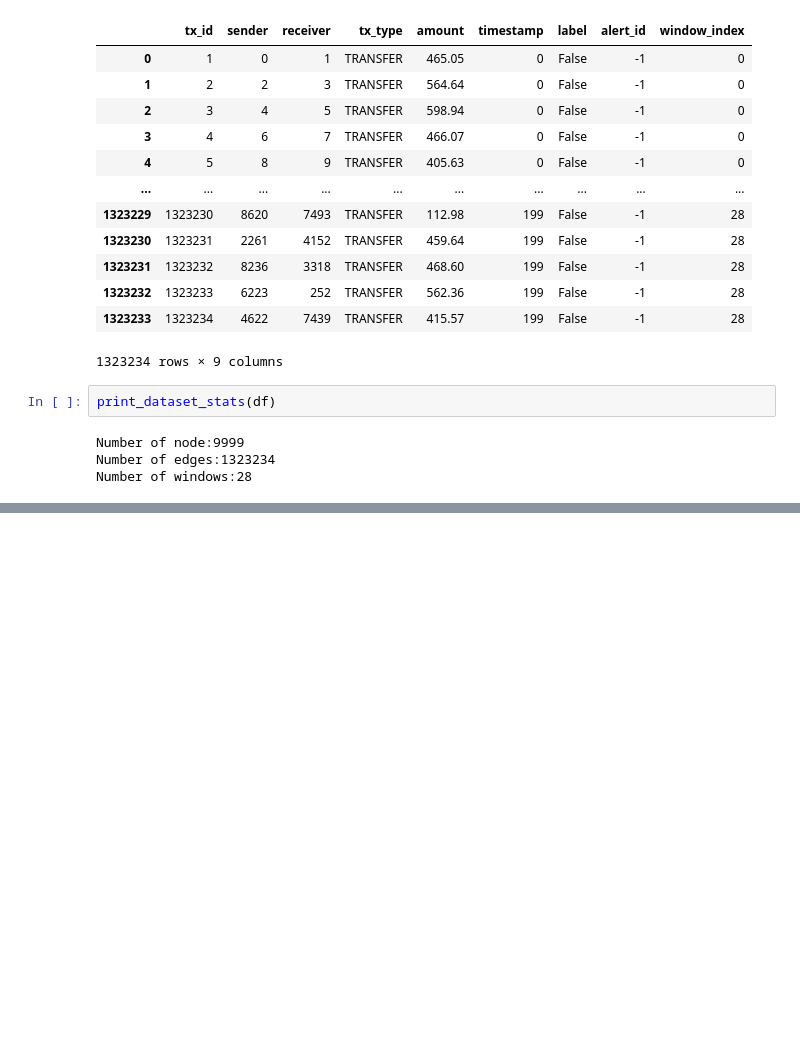
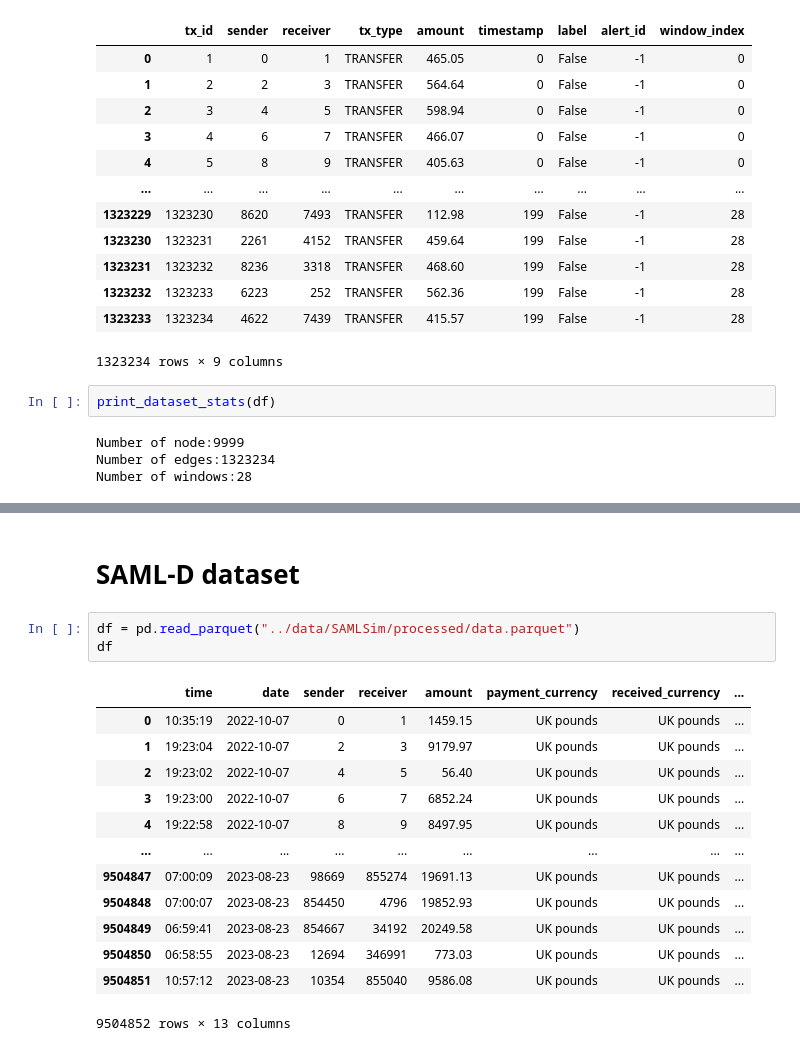
Before and after one commit to fafal-abnir/DyGraFeX, a Jupyter notebook: notebook/datasets_stats.ipynb, the cells around one changed output, grey strips where cells are left out. Saved outputs shown, nothing was run; the diff lists cells and outputs as text; blank space fills up the shorter version.

```diff
--- a/notebook/datasets_stats.ipynb
+++ b/notebook/datasets_stats.ipynb
@@ -176,3 +176,22 @@ amlsim_graph_df
 | 909747 | 1323233 | 6223 | 252 | TRANSFER | 562.36 | 199 | False | -1 | 28 | ... |
 | 909748 | 1323234 | 4622 | 7439 | TRANSFER | 415.57 | 199 | False | -1 | 28 | ... |
 909749 rows × 69 columns
+# %% [markdown]
+# SAML-D dataset
+# %%
+df = pd.read_parquet("../data/SAMLSim/processed/data.parquet")
+df
+# %% [output]
+|  | time | date | sender | receiver | amount | payment_currency | received_currency | ... |
+| 0 | 10:35:19 | 2022-10-07 | 0 | 1 | 1459.15 | UK pounds | UK pounds | ... |
+| 1 | 19:23:04 | 2022-10-07 | 2 | 3 | 9179.97 | UK pounds | UK pounds | ... |
+| 2 | 19:23:02 | 2022-10-07 | 4 | 5 | 56.40 | UK pounds | UK pounds | ... |
+| 3 | 19:23:00 | 2022-10-07 | 6 | 7 | 6852.24 | UK pounds | UK pounds | ... |
+| 4 | 19:22:58 | 2022-10-07 | 8 | 9 | 8497.95 | UK pounds | UK pounds | ... |
+| ... | ... | ... | ... | ... | ... | ... | ... | ... |
+| 9504847 | 07:00:09 | 2023-08-23 | 98669 | 855274 | 19691.13 | UK pounds | UK pounds | ... |
+| 9504848 | 07:00:07 | 2023-08-23 | 854450 | 4796 | 19852.93 | UK pounds | UK pounds | ... |
+| 9504849 | 06:59:41 | 2023-08-23 | 854667 | 34192 | 20249.58 | UK pounds | UK pounds | ... |
+| 9504850 | 06:58:55 | 2023-08-23 | 12694 | 346991 | 773.03 | UK pounds | UK pounds | ... |
+| 9504851 | 10:57:12 | 2023-08-23 | 10354 | 855040 | 9586.08 | UK pounds | UK pounds | ... |
+9504852 rows × 13 columns
```
Also changed, not shown: parts of 2 cells of this notebook, 13 other files.
